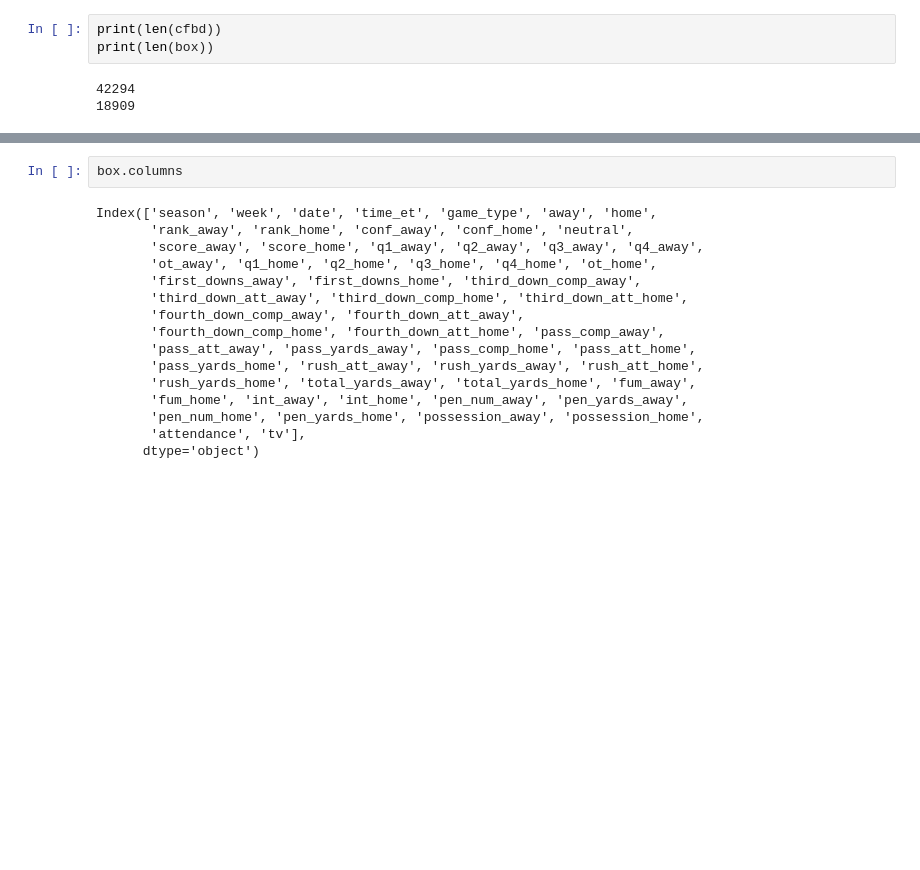
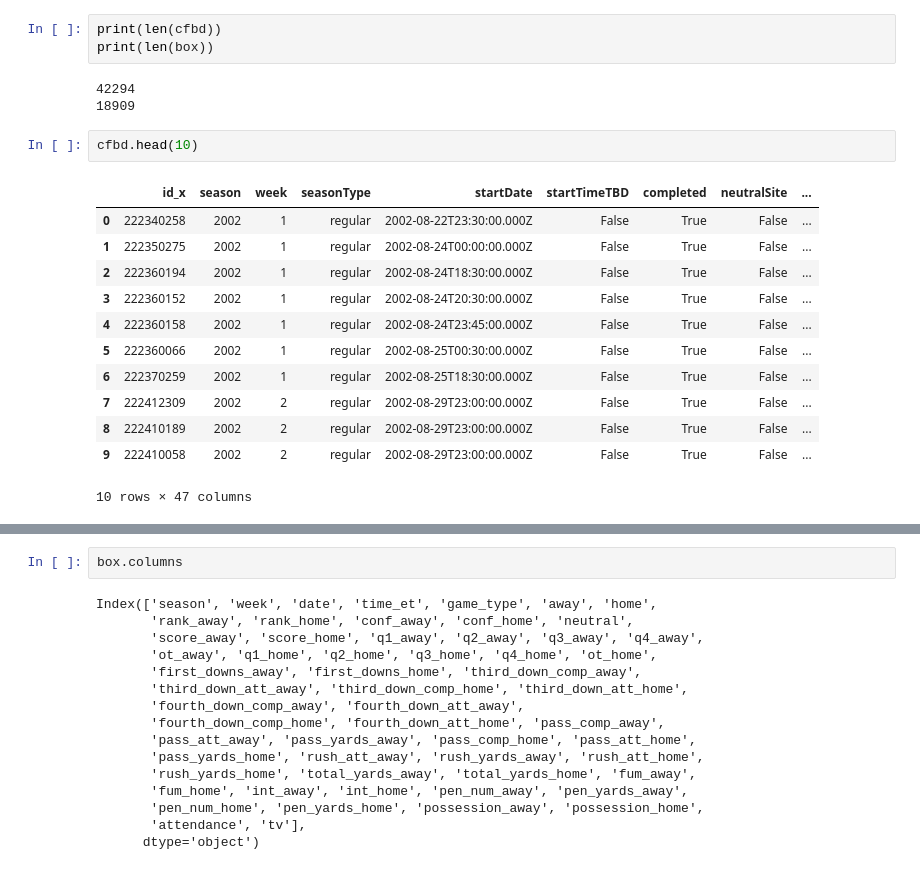
Before and after one commit to landewill/IS477, a Jupyter notebook: notebooks/Data_merge.ipynb, the cells around one changed output, grey strips where cells are left out. Saved outputs shown, nothing was run; the diff lists cells and outputs as text; blank space fills up the shorter version.

```diff
--- a/notebooks/Data_merge.ipynb
+++ b/notebooks/Data_merge.ipynb
@@ -27,3 +27,18 @@ print(len(box))
 # %% [output]
 42294
 18909
+# %%
+cfbd.head(10)
+# %% [output]
+|  | id_x | season | week | seasonType | startDate | startTimeTBD | completed | neutralSite | ... |
+| 0 | 222340258 | 2002 | 1 | regular | 2002-08-22T23:30:00.000Z | False | True | False | ... |
+| 1 | 222350275 | 2002 | 1 | regular | 2002-08-24T00:00:00.000Z | False | True | False | ... |
+| 2 | 222360194 | 2002 | 1 | regular | 2002-08-24T18:30:00.000Z | False | True | False | ... |
+| 3 | 222360152 | 2002 | 1 | regular | 2002-08-24T20:30:00.000Z | False | True | False | ... |
+| 4 | 222360158 | 2002 | 1 | regular | 2002-08-24T23:45:00.000Z | False | True | False | ... |
+| 5 | 222360066 | 2002 | 1 | regular | 2002-08-25T00:30:00.000Z | False | True | False | ... |
+| 6 | 222370259 | 2002 | 1 | regular | 2002-08-25T18:30:00.000Z | False | True | False | ... |
+| 7 | 222412309 | 2002 | 2 | regular | 2002-08-29T23:00:00.000Z | False | True | False | ... |
+| 8 | 222410189 | 2002 | 2 | regular | 2002-08-29T23:00:00.000Z | False | True | False | ... |
+| 9 | 222410058 | 2002 | 2 | regular | 2002-08-29T23:00:00.000Z | False | True | False | ... |
+10 rows × 47 columns
```
Also changed, not shown: parts of 5 cells of this notebook, 3 other files.
